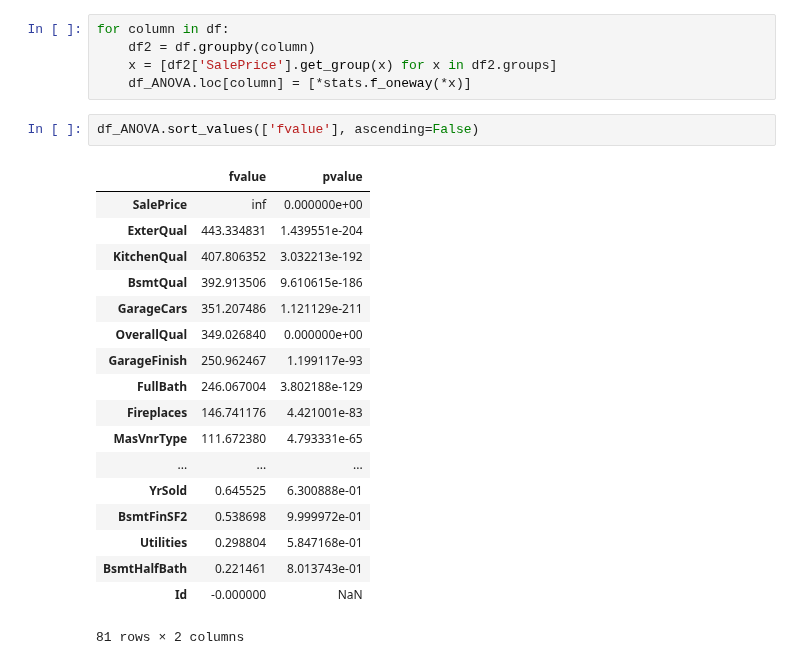
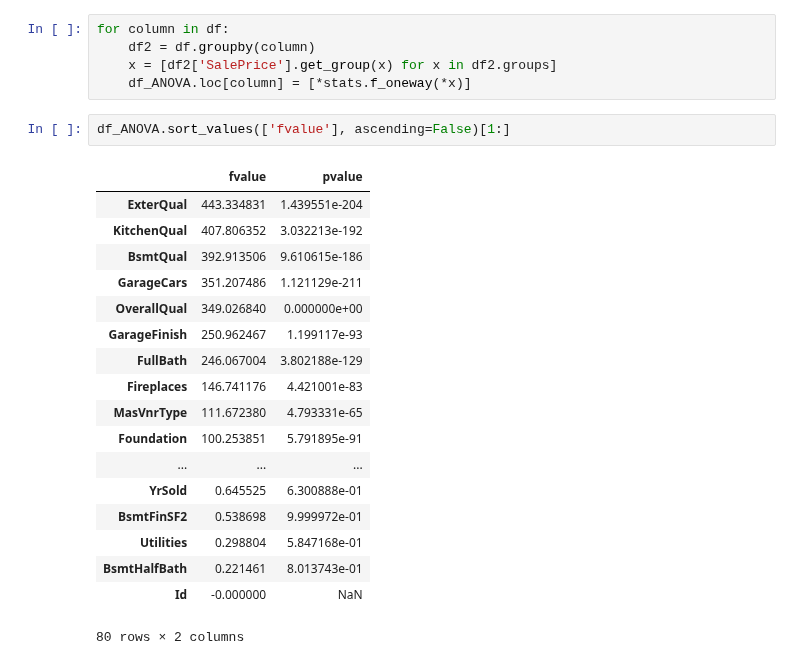
Before and after one commit to kellywong1314/Analytics-and-Machine-Learning, a Jupyter notebook: Capstone 2 - Advanced Regression to Predict Housing Prices/Statistical Inference - Advanced Regression.ipynb, the cells around one changed output. Saved outputs shown, nothing was run; the diff lists cells and outputs as text.

```diff
--- a/Capstone 2 - Advanced Regression to Predict Housing Prices/Statistical Inference - Advanced Regression.ipynb
+++ b/Capstone 2 - Advanced Regression to Predict Housing Prices/Statistical Inference - Advanced Regression.ipynb
@@ -49,10 +70,9 @@ for column in df:
     x = [df2['SalePrice'].get_group(x) for x in df2.groups]
     df_ANOVA.loc[column] = [*stats.f_oneway(*x)]
 # %%
-df_ANOVA.sort_values(['fvalue'], ascending=False)
+df_ANOVA.sort_values(['fvalue'], ascending=False)[1:]
 # %% [output]
 |  | fvalue | pvalue |
-| SalePrice | inf | 0.000000e+00 |
 | ExterQual | 443.334831 | 1.439551e-204 |
 | KitchenQual | 407.806352 | 3.032213e-192 |
 | BsmtQual | 392.913506 | 9.610615e-186 |
@@ -62,10 +82,11 @@ df_ANOVA.sort_values(['fvalue'], ascending=False)
 | FullBath | 246.067004 | 3.802188e-129 |
 | Fireplaces | 146.741176 | 4.421001e-83 |
 | MasVnrType | 111.672380 | 4.793331e-65 |
+| Foundation | 100.253851 | 5.791895e-91 |
 | ... | ... | ... |
 | YrSold | 0.645525 | 6.300888e-01 |
 | BsmtFinSF2 | 0.538698 | 9.999972e-01 |
 | Utilities | 0.298804 | 5.847168e-01 |
 | BsmtHalfBath | 0.221461 | 8.013743e-01 |
 | Id | -0.000000 | NaN |
-81 rows × 2 columns
+80 rows × 2 columns
```
Also changed, not shown: parts of 7 cells of this notebook.
